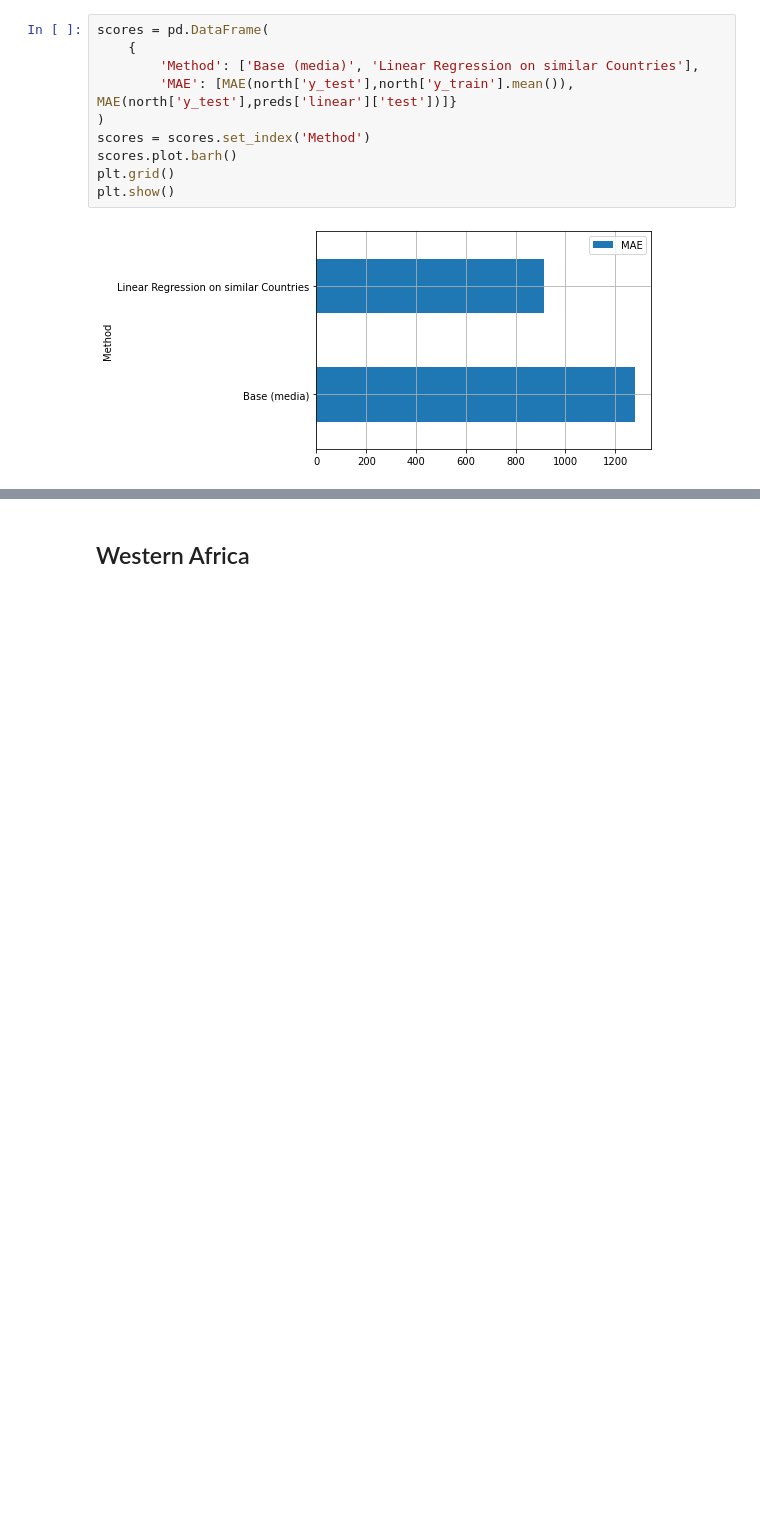
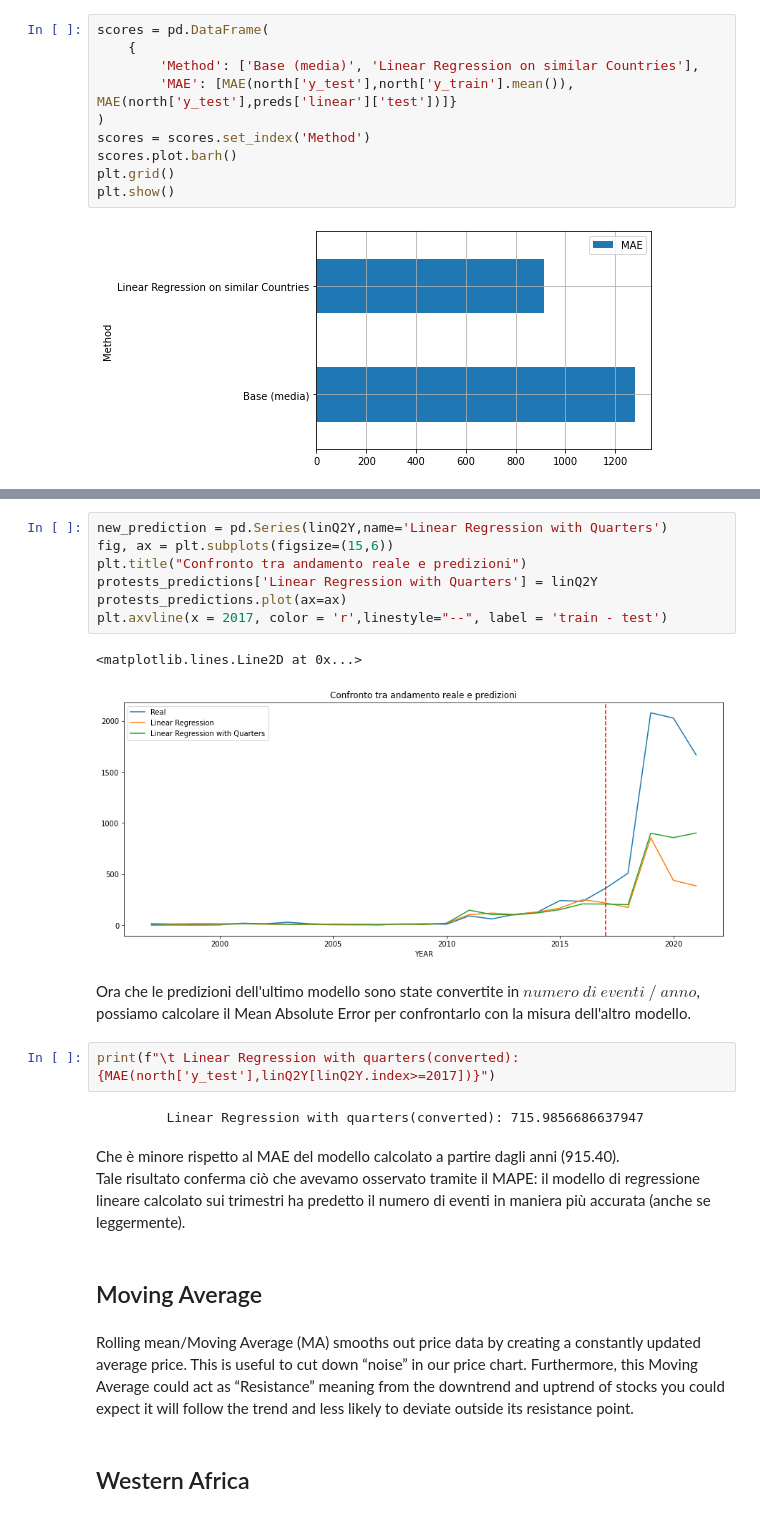
Before and after one commit to loremod/AfricaConflictsPrediction, a Jupyter notebook: Social Media Project.ipynb, the cells around one changed output, grey strips where cells are left out. Drawn from its saved outputs; the diff is of its cells as text; blank space fills up the shorter version.

```diff
--- a/Social Media Project.ipynb
+++ b/Social Media Project.ipynb
@@ -455,3 +569,26 @@ protests_predictions.plot()
+# %%
+new_prediction = pd.Series(linQ2Y,name='Linear Regression with Quarters')
+fig, ax = plt.subplots(figsize=(15,6))
+plt.title("Confronto tra andamento reale e predizioni")
+protests_predictions['Linear Regression with Quarters'] = linQ2Y
+protests_predictions.plot(ax=ax)
+plt.axvline(x = 2017, color = 'r',linestyle="--", label = 'train - test')
+# %% [output]
+<matplotlib.lines.Line2D at 0x...>
+[figure, added]
+# %% [markdown]
+Ora che le predizioni dell'ultimo modello sono state convertite in $numero$ $di$ $eventi$ $/$ $anno$, possiamo calcolare il Mean Absolute Error per confrontarlo con la misura dell'altro modello.
+# %%
+print(f"\t Linear Regression with quarters(converted): {MAE(north['y_test'],linQ2Y[linQ2Y.index>=2017])}")
+# %% [output]
+         Linear Regression with quarters(converted): 715.9856686637947
+# %% [markdown]
+Che è minore rispetto al MAE del modello calcolato a partire dagli anni (915.40).<br>
+Tale risultato conferma ciò che avevamo osservato tramite il MAPE: il modello di regressione lineare calcolato sui trimestri ha predetto il numero di eventi in maniera più accurata (anche se leggermente).
+# %% [markdown]
+## Moving Average
+# %% [markdown]
+Rolling mean/Moving Average (MA) smooths out price data by creating a constantly updated average price. This is useful to cut down “noise” in our price chart. Furthermore, this Moving Average could act as “Resistance” meaning from the downtrend and uptrend of stocks you could expect it will follow the trend and less likely to deviate outside its resistance point.
 # %% [markdown]
 ## Western Africa
 # %% [markdown]
```
Also changed, not shown: parts of 67 cells of this notebook.
